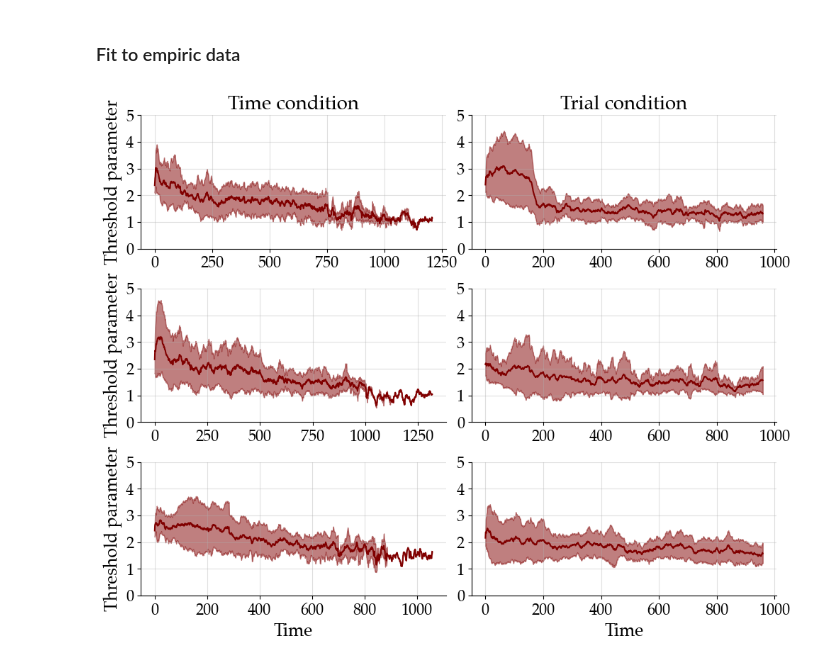
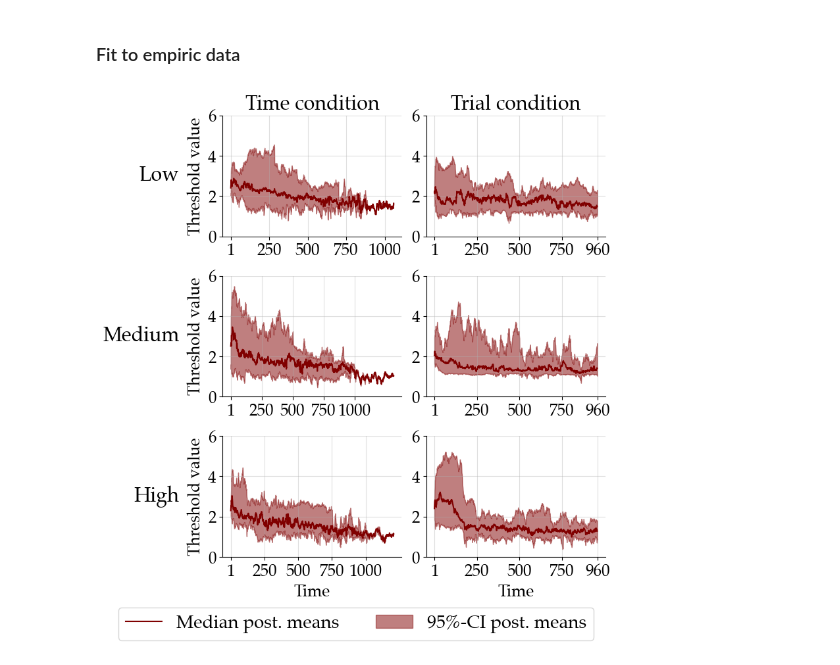
Before and after one commit to bayesflow-org/Neural-Superstatistics, a Jupyter notebook: applications/optimal_policy/notebook/optimal_policy_experiment.ipynb, the cells around one changed output. Saved outputs shown, nothing was run; the diff lists cells and outputs as text; code cells hidden in the pictures.

Commit message:
update plots

```diff
--- a/applications/optimal_policy/notebook/optimal_policy_experiment.ipynb
+++ b/applications/optimal_policy/notebook/optimal_policy_experiment.ipynb
@@ -27,9 +27,9 @@ NUM_SAMPLES = 2000
 
 PARAM_LABELS = ['Drift rate', 'Threshold', 'Non-decision time']
 PARAM_NAMES  = [r'$v$', r'$a$', r'$\tau$']
-FONT_SIZE_1 = 20
-FONT_SIZE_2 = 18
-FONT_SIZE_3 = 16
+FONT_SIZE_1 = 22
+FONT_SIZE_2 = 20
+FONT_SIZE_3 = 18
 
 import matplotlib
 matplotlib.rcParams['font.sans-serif'] = "Palatino"
@@ -159,38 +159,58 @@ post_std_summary = np.array([post_std_TimeOptim, post_std_TrialOptim,
+# %%
+col_titles = ["Time condition", "Trial condition"]
+row_titles = ["Low", "Medium", "High"]
+pad = 5
 # %%
-f, axarr = plt.subplots(3, 2, figsize=(10, 8))
+f, axarr = plt.subplots(3, 2, figsize=(8, 8))
 for i, ax in enumerate(axarr.flat):
     ax.plot(
-        np.arange(post_mean_summary.shape[1]), post_mean_summary[i, :, 1],
-        color = "maroon"
+        np.arange(post_median_summary.shape[1]), post_median_summary[i, :, 1],
+        color = "maroon", label = "Median post. means"
     )
     ax.fill_between(
-        np.arange(post_mean_summary.shape[1]),
-        post_mean_summary[i, :, 1] - post_std_summary[i, :, 1],
-        post_mean_summary[i, :, 1] + post_std_summary[i, :, 1],
+        np.arange(post_median_summary.shape[1]),
+        post_ci_summary[i, 0, :, 1],
+        post_ci_summary[i, 1, :, 1],
         alpha = 0.5,
-        color = "maroon"
+        color = "maroon",
+        label = "95%-CI post. means"
     )
 
-    # ax.axhline(1.0, linestyle='--', linewidth=2, color='black')
     ax.set_ylim([0, 4.5])
     if i < 2:
-        ax.set_title(titles[i], fontsize=FONT_SIZE_1)
+        ax.set_title(col_titles[i], fontsize=FONT_SIZE_1)
 
     if i > 3:
-        ax.set_xlabel('Time', fontsize=FONT_SIZE_2)
-    #     ax.set_ylabel("Parameter value", fontsize=18)
+        ax.set_xlabel('Time', fontsize=FONT_SIZE_3)
     if i == 0 or i == 2 or i == 4:
-        ax.set_ylabel('Threshold parameter', fontsize=FONT_SIZE_2)
+        ax.set_ylabel('Threshold value', fontsize=FONT_SIZE_3)
 
-    # ax.set_title(PARAM_LABELS[i] + ' ({})'.format(PARAM_NAMES[i]), fontsize=20)
     ax.tick_params(axis='both', which='major', labelsize=FONT_SIZE_3)
     ax.grid(alpha=0.4)
-    ax.set_yticks([0, 1, 2, 3, 4, 5])
-    ax.set_yticks([1, 200, 400, 600, 4, 5])
+    ax.set_yticks([0, 2, 4, 6])
+    if (i % 2) == 0:
+        ax.set_xticks([1, 250, 500, 750, 1000])
+    else:
+        ax.set_xticks([1, 250, 500, 750, 960])
+
+    if i == 0:
+        f.subplots_adjust(hspace=0.5)
+        f.legend(
+            bbox_to_anchor=(0.5, -0.025),
+            fontsize=FONT_SIZE_2,
+            loc="center",
+            ncol=2
+        )
+
+
+for ax, row in zip(axarr[:,0], row_titles):
+    ax.annotate(row, xy=(0, 0.5), xytext=(-ax.yaxis.labelpad - pad, 0),
+                xycoords=ax.yaxis.label, textcoords='offset points',
+                size=FONT_SIZE_1, ha='right', va='center')
 
 sns.despine()
 f.tight_layout()
 
-plt.savefig('../plots/optimal_policy_result.png', dpi=300)
+plt.savefig('../plots/optimal_policy_result.png', dpi=300, bbox_inches='tight')
 # %% [output]
-[figure, old version]
+[figure, new version]
```
Also changed, not shown: parts of 3 cells of this notebook, 13 other files.
